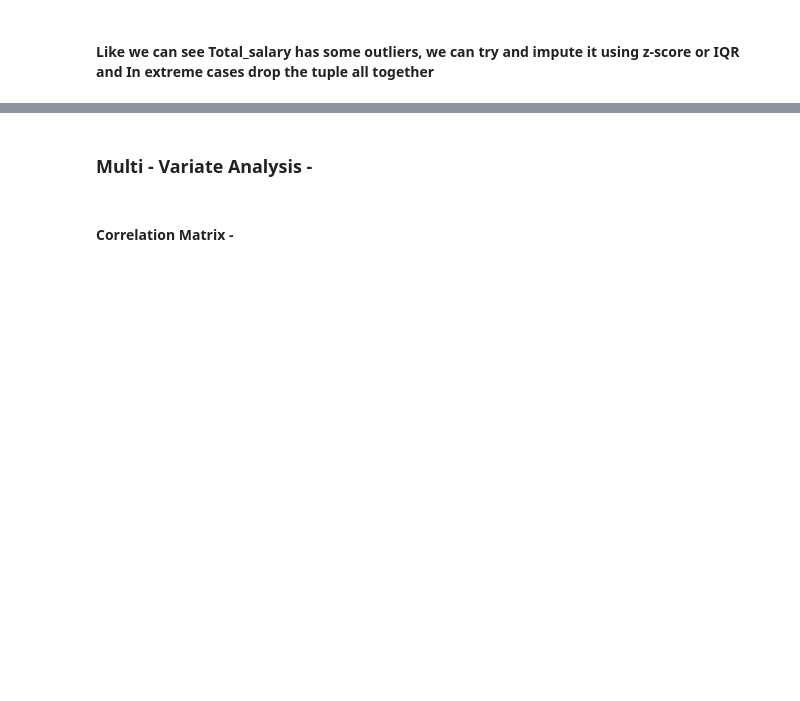
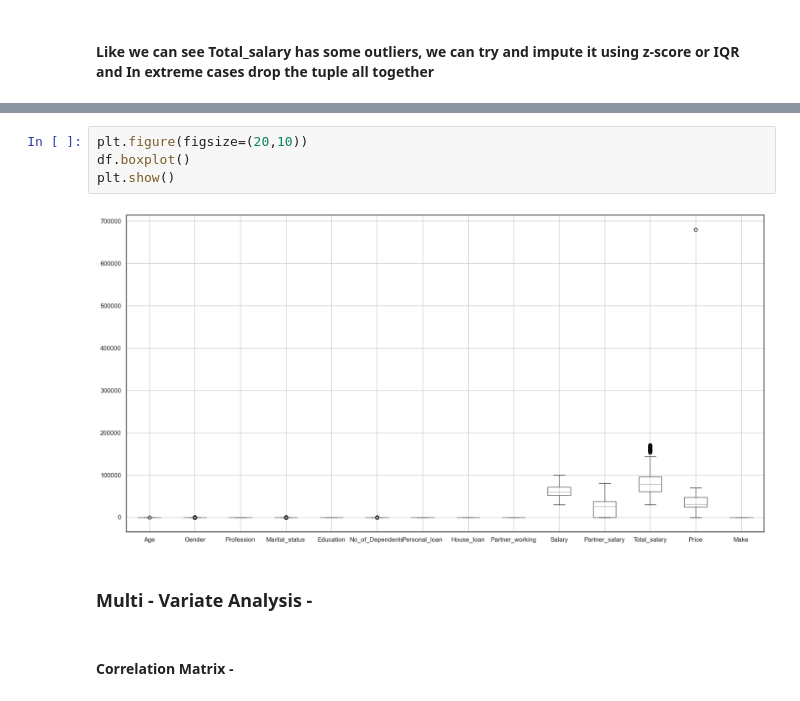
Before and after one commit to BARKKNIGHT/Bootcamp_projects, a Jupyter notebook: Capstone_Project_1.ipynb, the cells around one changed output, grey strips where cells are left out. Drawn from its saved outputs; the diff is of its cells as text; blank space fills up the shorter version.

```diff
--- a/Capstone_Project_1.ipynb
+++ b/Capstone_Project_1.ipynb
@@ -232,3 +254,9 @@ plt.show()
+# %%
+plt.figure(figsize=(20,10))
+df.boxplot()
+plt.show()
+# %% [output]
+[figure, added]
 # %% [markdown]
 ### Multi - Variate Analysis -
 # %% [markdown]
```
Also changed, not shown: parts of 49 cells of this notebook.
